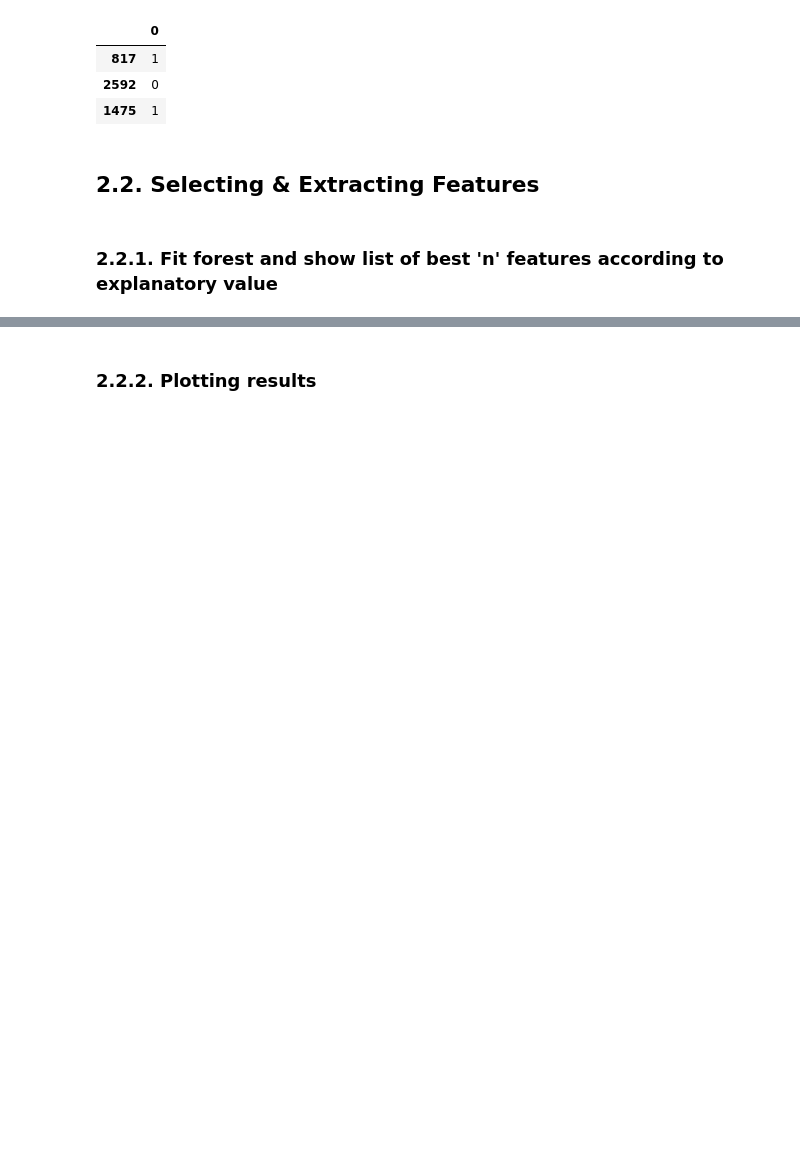
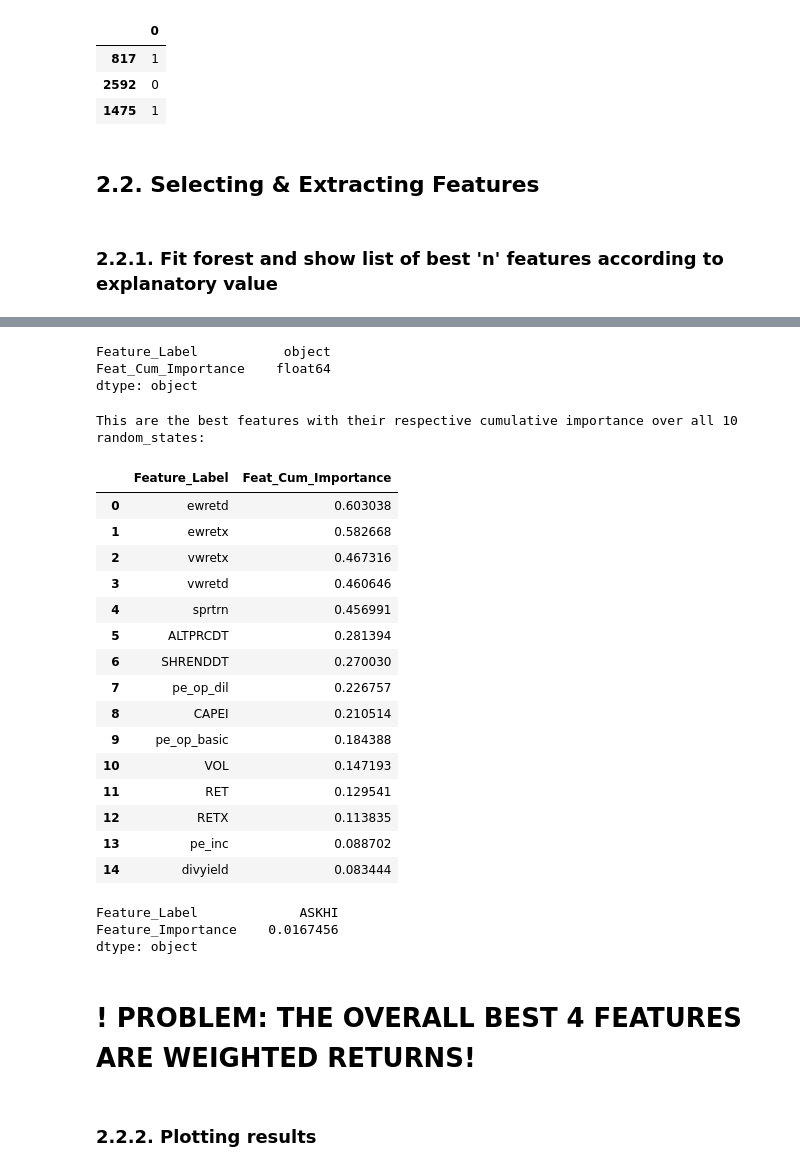
Before and after one commit to mathiasluethi/Machine_Learning_in_Finance_Group_Project, a Jupyter notebook: 2a_feature_selection_randomforest.ipynb, the cells around one changed output, grey strips where cells are left out. Drawn from its saved outputs; the diff is of its cells as text; code cells hidden in the pictures; blank space fills up the shorter version.

Commit message:
randomforest

```diff
--- a/2a_feature_selection_randomforest.ipynb
+++ b/2a_feature_selection_randomforest.ipynb
@@ -219,2 +250,52 @@ array(['ewretx', 'SHRENDDT', 'vwretx', 'vwretd', 'sprtrn', 'ewretd',
+# %%
+################################## NEW
+##################################
+
+# Group the new dataframe by the labels of the features and sum up each importance for each feature
+best_features_cumsum = best_features_overall.groupby('Feature_Label')['Feature_Importance'].sum()
+best_features_cumsum = best_features_cumsum.reset_index()
+# Rename column
+best_features_cumsum.rename(columns= {'Feature_Importance':'Feat_Cum_Importance'},inplace = True)
+# Show types
+display(best_features_cumsum.dtypes)
+
+# Sort Feature Importance in
+best_features_cumsum.sort_values(by=['Feat_Cum_Importance'], ascending = False, inplace = True)
+best_features_cumsum.reset_index(drop=True, inplace = True)
+
+# Print the resulting dataframe
+print('This are the best features with their respective cumulative importance over all 10 random_states:')
+display(best_features_cumsum.head(15))
+
+##### Double Check if the results are correct: Insert the Feature you want to check (e.g. 'ASKHI')
+# Compare result with the result in the dataframe
+sum1 = best_features_overall.loc[best_features_overall['Feature_Label'] == 'ASKHI'].sum()
+display(sum1)
+# %% [output]
+Feature_Label           object
+Feat_Cum_Importance    float64
+dtype: object
+This are the best features with their respective cumulative importance over all 10 random_states:
+|  | Feature_Label | Feat_Cum_Importance |
+| 0 | ewretd | 0.603038 |
+| 1 | ewretx | 0.582668 |
+| 2 | vwretx | 0.467316 |
+| 3 | vwretd | 0.460646 |
+| 4 | sprtrn | 0.456991 |
+| 5 | ALTPRCDT | 0.281394 |
+| 6 | SHRENDDT | 0.270030 |
+| 7 | pe_op_dil | 0.226757 |
+| 8 | CAPEI | 0.210514 |
+| 9 | pe_op_basic | 0.184388 |
+| 10 | VOL | 0.147193 |
+| 11 | RET | 0.129541 |
+| 12 | RETX | 0.113835 |
+| 13 | pe_inc | 0.088702 |
+| 14 | divyield | 0.083444 |
+Feature_Label             ASKHI
+Feature_Importance    0.0167456
+dtype: object
+# %% [markdown]
+# ! PROBLEM: THE OVERALL BEST 4 FEATURES ARE WEIGHTED RETURNS!
 # %% [markdown]
 ### 2.2.2.  Plotting results
```
Also changed, not shown: parts of 10 cells of this notebook, 2 other files.
